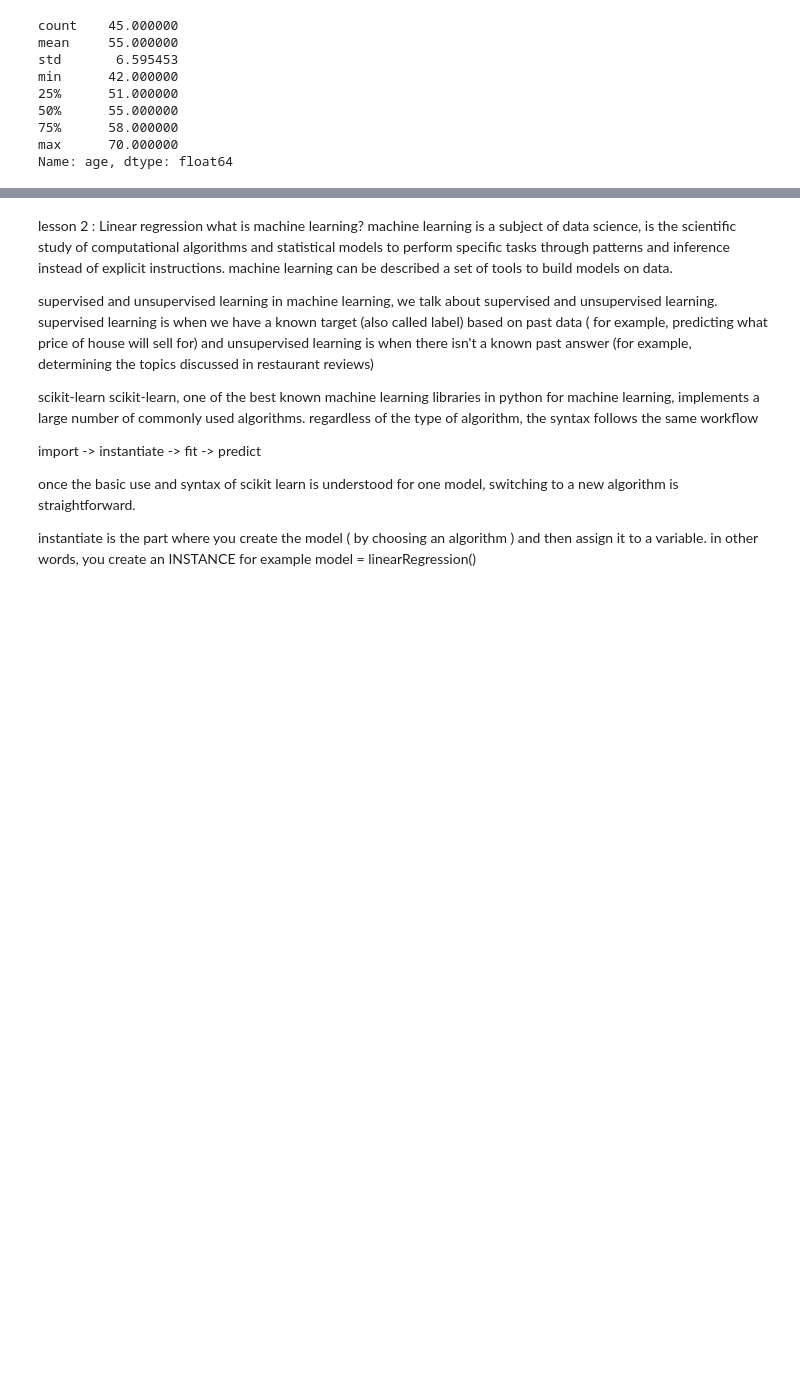
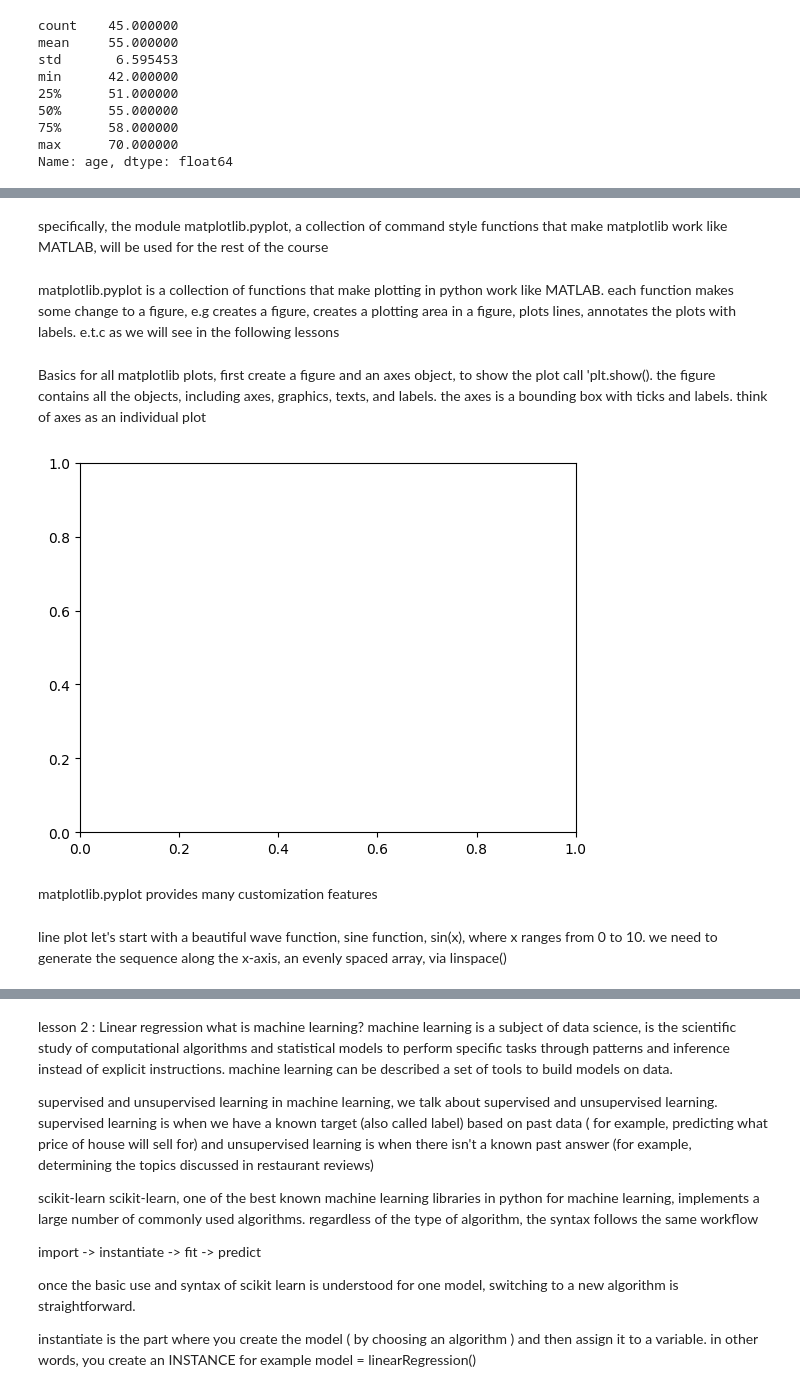
Before and after one commit to kassidy10/Developer, a Jupyter notebook: sololearn/DataScience.ipynb, the cells around one changed output, grey strips where cells are left out. Cells and saved outputs as stored; diff of their text form; code cells hidden in the pictures; blank space fills up the shorter version.

Commit message:
visualization
learnt how to use matplotlib

```diff
--- a/sololearn/DataScience.ipynb
+++ b/sololearn/DataScience.ipynb
@@ -438,0 +517,2 @@ Name: age, dtype: float64
+# %% [markdown]
+specifically, the module matplotlib.pyplot, a collection of command style functions that make matplotlib work like MATLAB, will be used for the rest of the course
@@ -438,0 +521,5 @@ Name: age, dtype: float64
+# %% [markdown]
+matplotlib.pyplot is a collection of functions that make plotting in python work like MATLAB. each function makes some change to a figure, e.g creates a figure, creates a plotting area in a figure, plots lines, annotates the plots with labels. e.t.c as we will see in the following lessons
+# %% [markdown]
+Basics
+for all matplotlib plots, first create a figure and an axes object, to show the plot call 'plt.show(). the figure contains all the objects, including axes, graphics, texts, and labels. the axes is a bounding box with ticks and labels. think of axes as an individual plot
@@ -438,0 +528,11 @@ Name: age, dtype: float64
+# %%
+fig = plt.figure()
+ax = plt.axes()
+plt.show()
+# %% [output]
+[figure, added]
+# %% [markdown]
+matplotlib.pyplot provides many customization features
+# %% [markdown]
+line plot
+let's start with a beautiful wave function, sine function, sin(x), where x ranges from 0 to 10. we need to generate the sequence along the x-axis, an evenly spaced array, via linspace()
```
Also changed, not shown: parts of 30 cells of this notebook, 1 other file.
